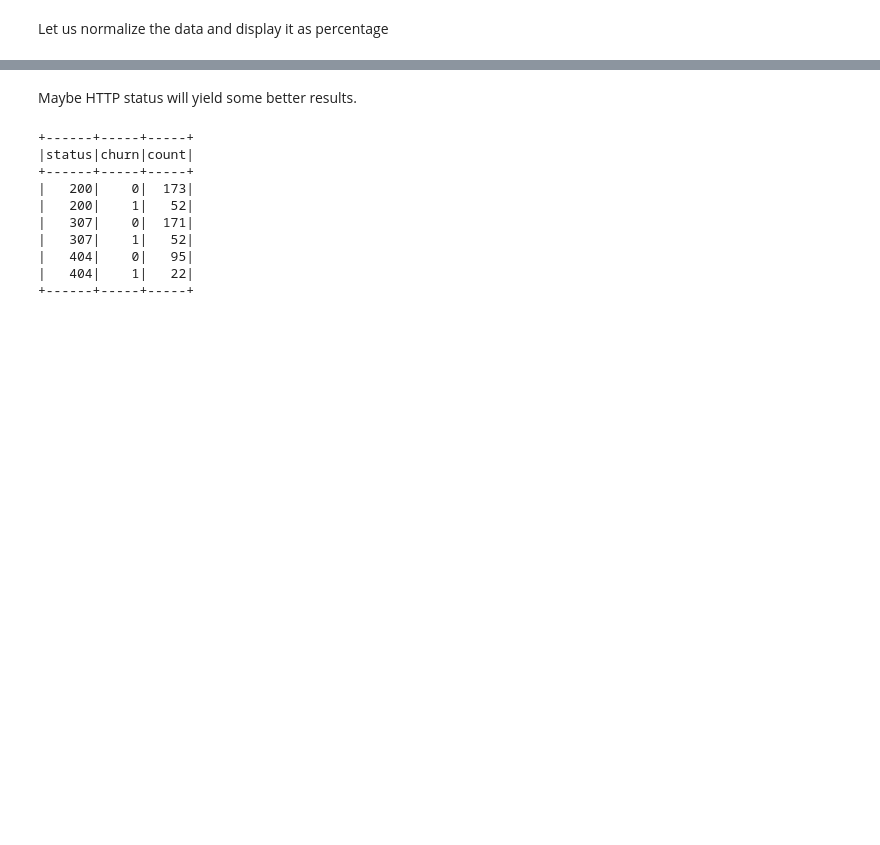
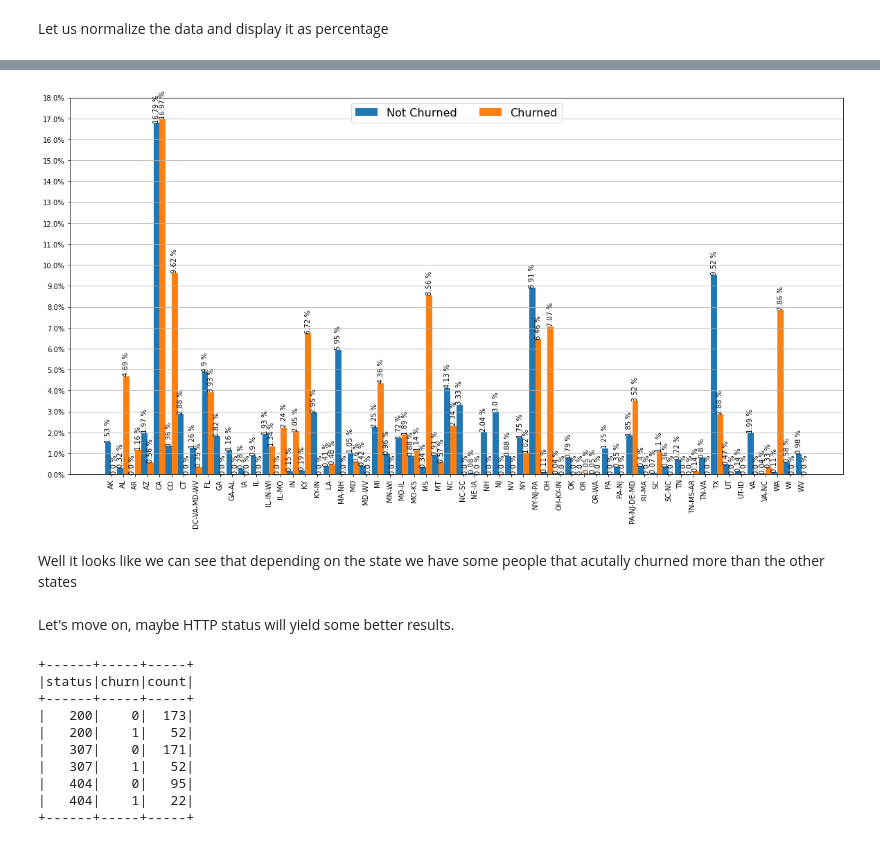
Before and after one commit to Soundoffear/DSN_CASTONE_Sparkify, a Jupyter notebook: Sparkify.ipynb, the cells around one changed output, grey strips where cells are left out. Cells and saved outputs as stored; diff of their text form; code cells hidden in the pictures; blank space fills up the shorter version.

Commit message:
Data Exploration

```diff
--- a/Sparkify.ipynb
+++ b/Sparkify.ipynb
@@ -827,0 +840,2 @@ Let us normalize the data and display it as percentage
+# %%
+states_f = set(all_states)
@@ -827,0 +885,8 @@ Let us normalize the data and display it as percentage
+# %%
+diff_s2 = states_f - set(pdf_s2["State"].unique())
+pdf_s2 = pdf_s2.append(pd.DataFrame({"State":list(diff_s2),
+                                    "churn":len(diff_s2)*[1],
+                                    'count':len(diff_s2)*[0],
+                                    '%':len(diff_s2)*[0]}))
+pdf_s2.reset_index(inplace=True)
+pdf_s2.drop('index', axis=1, inplace=True)
@@ -827,0 +917,3 @@ Let us normalize the data and display it as percentage
+# %%
+pdf_s1['%'] = round(pdf_s1['count']/pdf_s1['count'].sum()*100, 2)
+pdf_s2['%'] = round(pdf_s2['count']/pdf_s2['count'].sum()*100, 2)
@@ -828,5 +940,49 @@ Let us normalize the data and display it as percentage
+# %%
+fig, ax = plt.subplots(figsize=[20, 10])
+
+x_range = np.arange(len(pdf_states[pdf_states['churn']==0]))
+
+rects1 = ax.bar(x=x_range-0.25,
+      height=pdf_states[pdf_states['churn'] == 0]['%'],
+      width=0.5,
+      label='Not Churned')
+rects2 = ax.bar(x=x_range+0.25,
+      height=pdf_states[pdf_states['churn'] == 1]['%'],
+      width=0.5,
+      label='Churned')
+ax.set_xticks(x_range)
+ax.set_xticklabels(np.array(pdf_states[pdf_states['churn']==0]['State']), rotation=90)
+ax.set_yticks(np.arange(0, max(pdf_states[pdf_states['churn']==0]['%'])+2, 1))
+ax.set_yticklabels([str(x)+'%' for x in np.arange(max(pdf_states[pdf_states['churn']==0]['%'])+2)])
+ax.yaxis.grid()
+plt.legend(loc='upper center',
+           ncol=2,
+           fontsize=16)
+
+def set_datalabels(rects):
+    for rect in rects:
+        bheight = rect.get_height()
+        bwidth = rect.get_width()
+        b_x = rect.get_x()
+
+        ax.text(b_x + bwidth/2,
+                bheight,
+                s=str(bheight)+" %",
+                rotation = 90,
+                fontsize=10,
+                va='bottom',
+                ha='center',
+                color='black')
+set_datalabels(rects1)
+set_datalabels(rects2)
+
+plt.show()
+# %% [output]
+[figure, added]
+# %% [markdown]
+Well it looks like we can see that depending on the state we have some people that acutally churned more than the other states
 # %% [markdown]
-Maybe HTTP status will yield some better results.
+Let's move on, maybe HTTP status will yield some better results.
 # %%
 df.dropDuplicates(['userId', 'status']).groupBy(['status', 'churn']).count().orderBy(['status', 'churn']).show()
 # %% [output]
```
Also changed, not shown: parts of 43 cells of this notebook.
